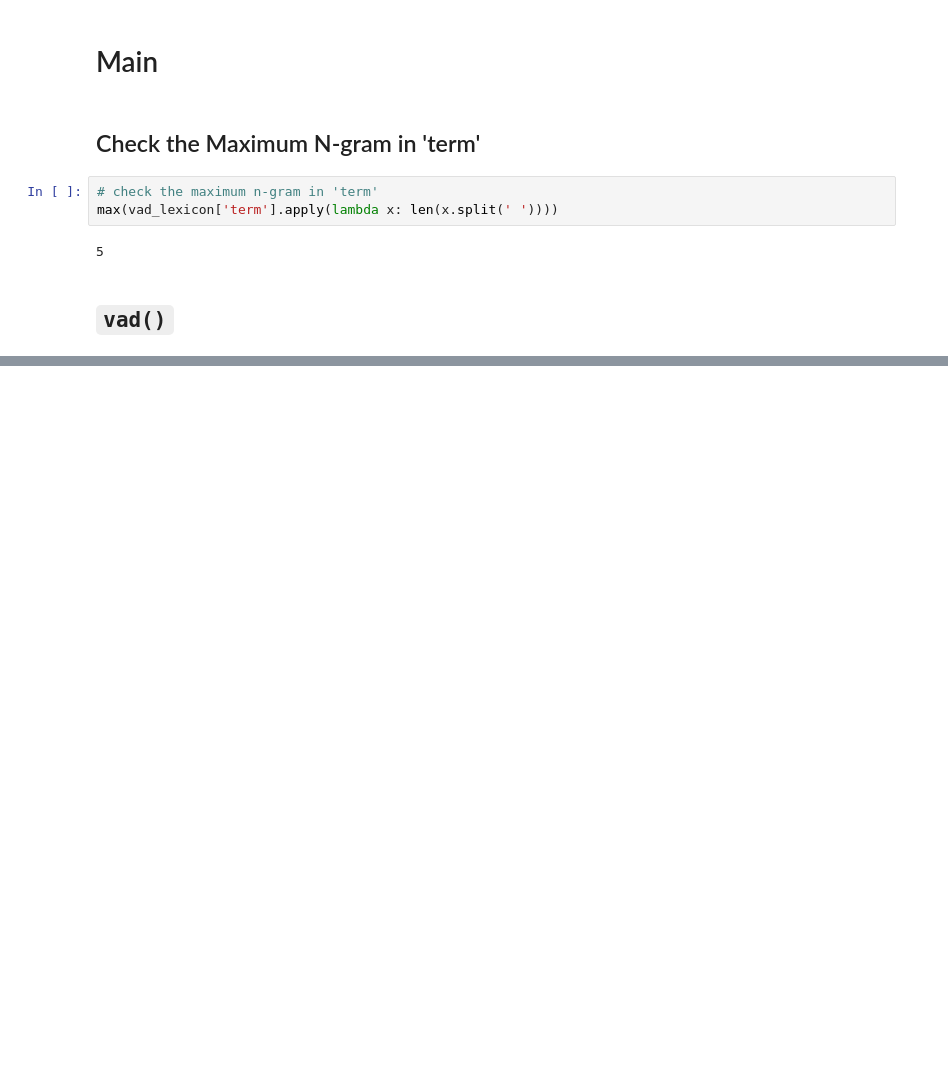
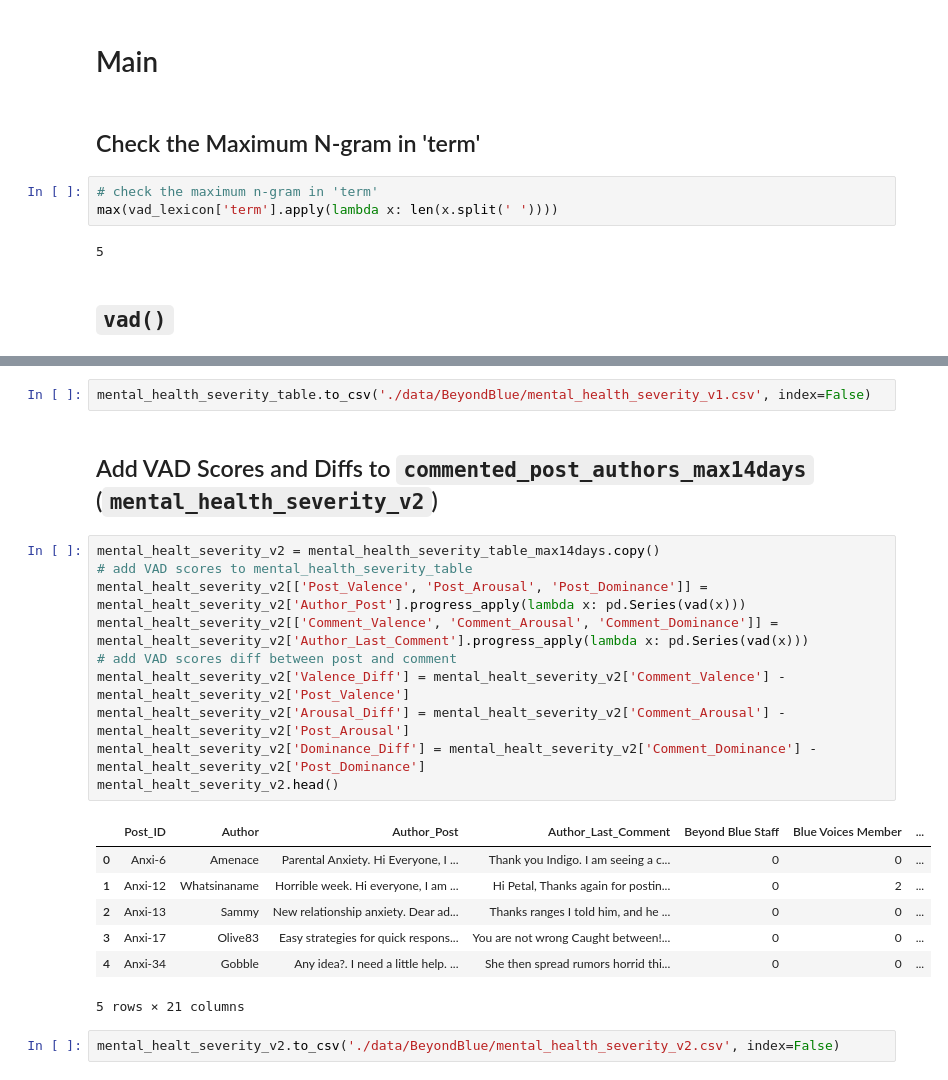
Before and after one commit to PutraAryotama/research_project, a Jupyter notebook: mental_health_severity.ipynb, the cells around one changed output, grey strips where cells are left out. Cells and saved outputs as stored; diff of their text form; blank space fills up the shorter version.

```diff
--- a/mental_health_severity.ipynb
+++ b/mental_health_severity.ipynb
@@ -248,0 +254,24 @@ len(vad(text)["valence"])
+# %%
+mental_health_severity_table.to_csv('./data/BeyondBlue/mental_health_severity_v1.csv', index=False)
+# %% [markdown]
+## Add VAD Scores and Diffs to `commented_post_authors_max14days` (`mental_health_severity_v2`)
+# %%
+mental_healt_severity_v2 = mental_health_severity_table_max14days.copy()
+# add VAD scores to mental_health_severity_table
+mental_healt_severity_v2[['Post_Valence', 'Post_Arousal', 'Post_Dominance']] = mental_healt_severity_v2['Author_Post'].progress_apply(lambda x: pd.Series(vad(x)))
+mental_healt_severity_v2[['Comment_Valence', 'Comment_Arousal', 'Comment_Dominance']] = mental_healt_severity_v2['Author_Last_Comment'].progress_apply(lambda x: pd.Series(vad(x)))
+# add VAD scores diff between post and comment
+mental_healt_severity_v2['Valence_Diff'] = mental_healt_severity_v2['Comment_Valence'] - mental_healt_severity_v2['Post_Valence']
+mental_healt_severity_v2['Arousal_Diff'] = mental_healt_severity_v2['Comment_Arousal'] - mental_healt_severity_v2['Post_Arousal']
+mental_healt_severity_v2['Dominance_Diff'] = mental_healt_severity_v2['Comment_Dominance'] - mental_healt_severity_v2['Post_Dominance']
+mental_healt_severity_v2.head()
+# %% [output]
+|  | Post_ID | Author | Author_Post | Author_Last_Comment | Beyond Blue Staff | Blue Voices Member | ... |
+| 0 | Anxi-6 | Amenace | Parental Anxiety. Hi Everyone, I ... | Thank you Indigo. I am seeing a c... | 0 | 0 | ... |
+| 1 | Anxi-12 | Whatsinaname | Horrible week. Hi everyone, I am ... | Hi Petal, Thanks again for postin... | 0 | 2 | ... |
+| 2 | Anxi-13 | Sammy | New relationship anxiety. Dear ad... | Thanks ranges I told him, and he ... | 0 | 0 | ... |
+| 3 | Anxi-17 | Olive83 | Easy strategies for quick respons... | You are not wrong Caught between!... | 0 | 0 | ... |
+| 4 | Anxi-34 | Gobble | Any idea?. I need a little help. ... | She then spread rumors horrid thi... | 0 | 0 | ... |
+5 rows × 21 columns
+# %%
+mental_healt_severity_v2.to_csv('./data/BeyondBlue/mental_health_severity_v2.csv', index=False)
```
Also changed, not shown: parts of 16 cells of this notebook, 1 other file.
